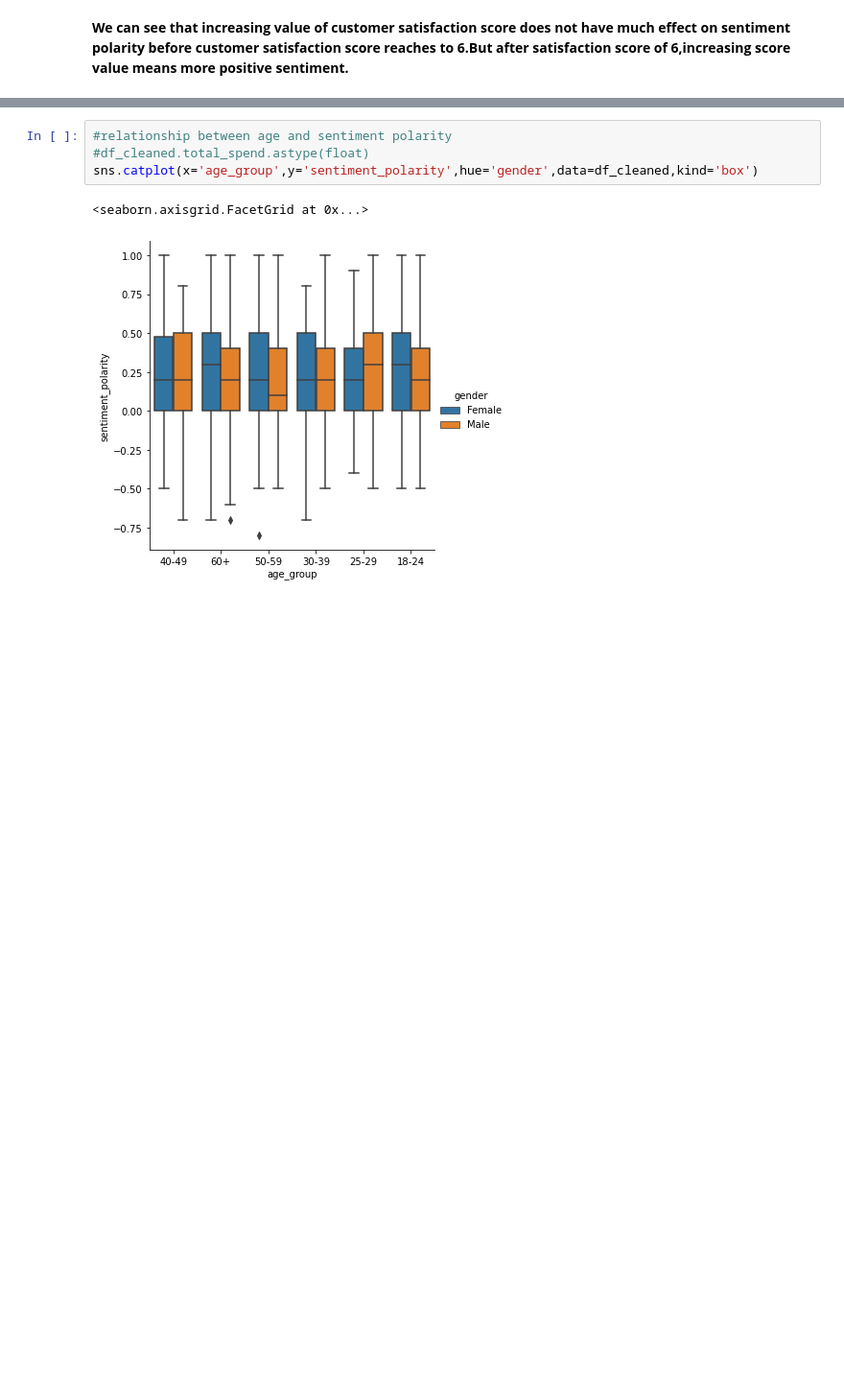
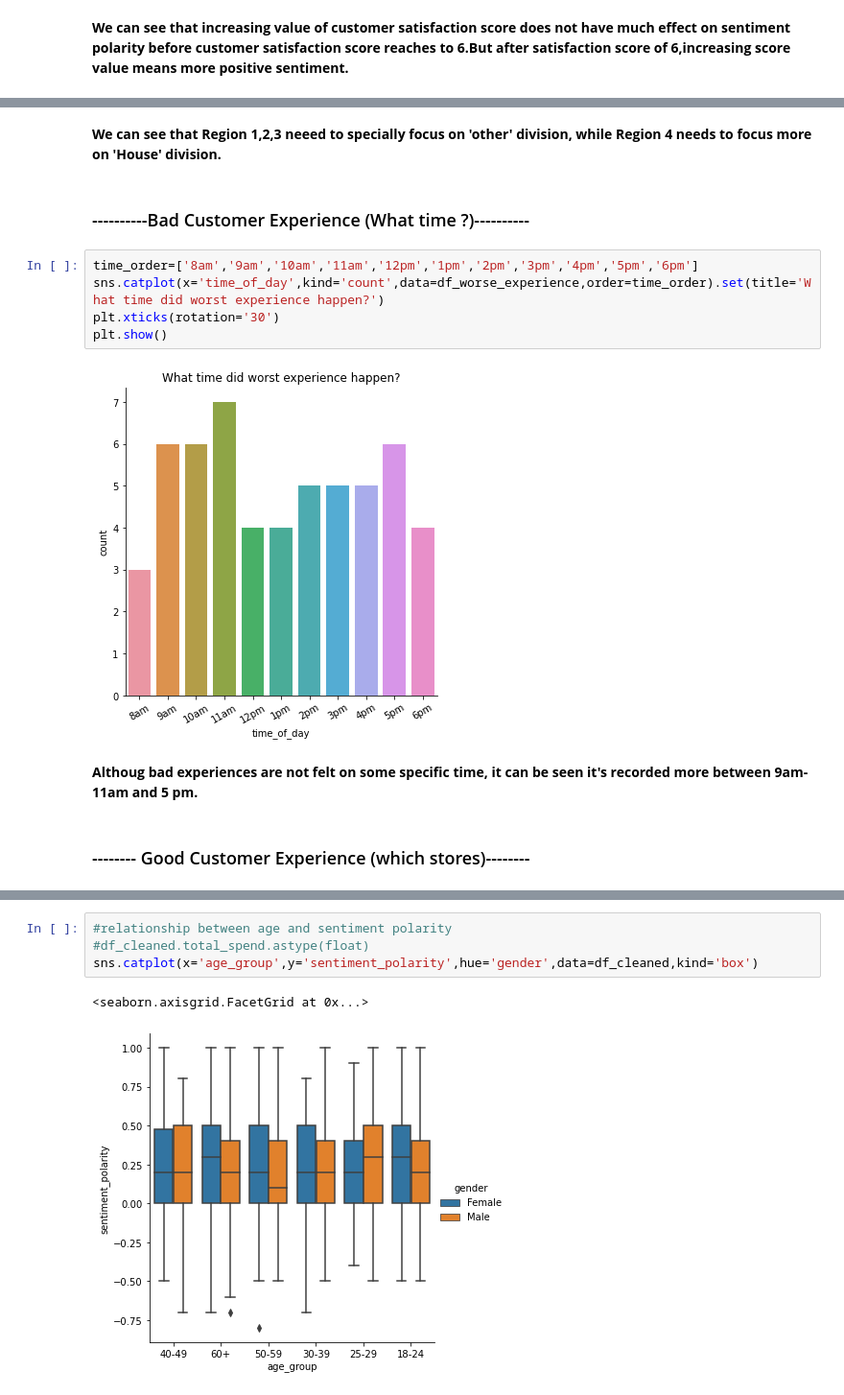
Before and after one commit to Bhupen-Oli/Customer_Experience, a Jupyter notebook: CustomerExperiene.ipynb, the cells around one changed output, grey strips where cells are left out. Shown: that part at 96% size. Saved outputs shown, nothing was run; the diff lists cells and outputs as text; blank space fills up the shorter version.

```diff
--- a/CustomerExperiene.ipynb
+++ b/CustomerExperiene.ipynb
@@ -168,0 +175,15 @@ plt.show()
+# %% [markdown]
+**We can see that Region 1,2,3 neeed to specially focus on 'other' division, while Region 4 needs to focus more on 'House' division.**
+# %% [markdown]
+### ----------Bad Customer Experience (What time ?)---------- ###
+# %%
+time_order=['8am','9am','10am','11am','12pm','1pm','2pm','3pm','4pm','5pm','6pm']
+sns.catplot(x='time_of_day',kind='count',data=df_worse_experience,order=time_order).set(title='What time did worst experience happen?')
+plt.xticks(rotation='30')
+plt.show()
+# %% [output]
+[figure, added]
+# %% [markdown]
+**Althoug bad experiences are not felt on some specific time, it can be seen it's recorded more between 9am-11am and 5 pm.**
+# %% [markdown]
+### -------- Good Customer Experience (which stores)-------- ###
```
Also changed, not shown: parts of 23 cells of this notebook.
